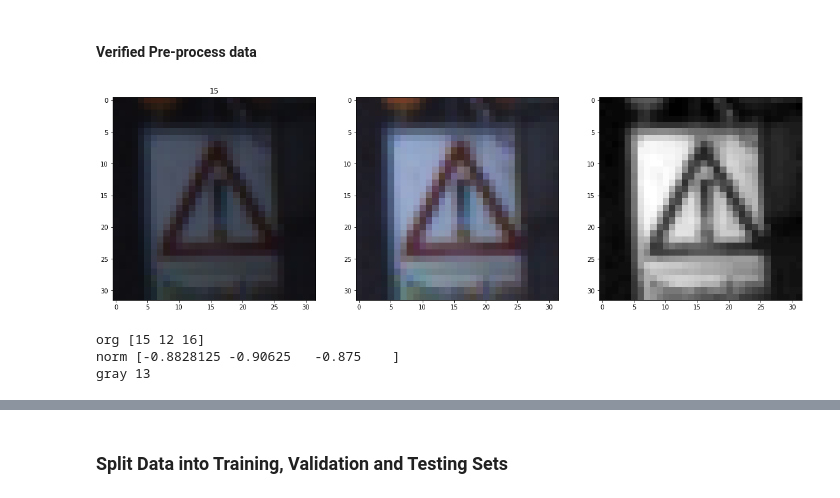
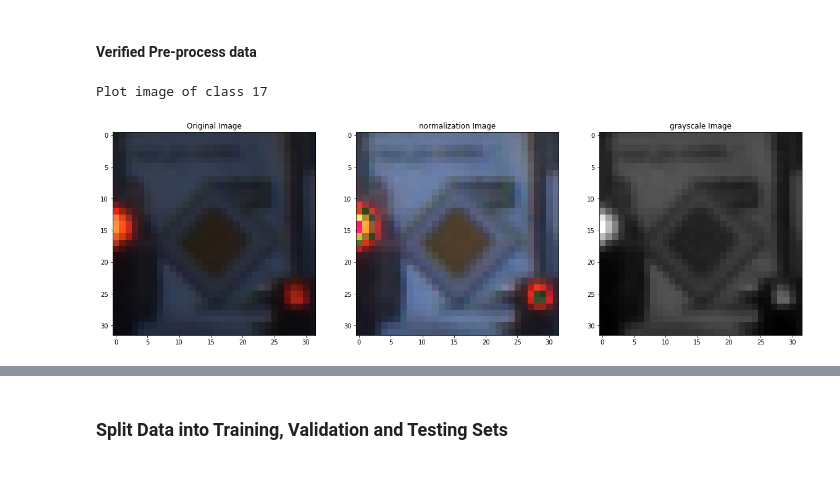
Before and after one commit to edchuchuchu/CarND-Traffic-Sign-Classifier-Project, a Jupyter notebook: Traffic_Sign_Classifier.ipynb, the cells around one changed output, grey strips where cells are left out. Cells and saved outputs as stored; diff of their text form; code cells hidden in the pictures.

```diff
--- a/Traffic_Sign_Classifier.ipynb
+++ b/Traffic_Sign_Classifier.ipynb
@@ -103,12 +115,16 @@ for i in range(1,11):
     image = X_train[index].squeeze()
     plt.imshow(image)
     plt.title(y_train[index])
-
+plt.show()
 #plotting the count of each sign
-fig, cnt = plt.subplots()
-cnt.set_title("the count of each sign")
-cnt.set_xlabel("Sign class")
-cnt.set_ylabel("count")
-cnt.hist(y_train, n_classes)
-plt.show()
+#fig = plt.figure()
+def plot_hist(y,n,title):
+    plt.title(title)
+    plt.xlabel("Sign class")
+    plt.ylabel("count")
+    plt.hist(y, n)
+    plt.show()
+plot_hist(y_train, n_classes, "the count of each sign of training dataset ")
+plot_hist(y_valid, n_classes, "the count of each sign of validation dataset ")
+plot_hist(y_test, n_classes, "the count of each sign of test dataset ")
 # %% [output]
@@ -160,23 +187,24 @@ X_test = norm_data(X_test)
 # %%
 ### Plot original data, normalized data, grayscale data
 def plot_3_Datas(data1, data2, data3, label):
     index = random.randint(0, len(X_train))
+    print ('Plot image of class', y_train[index])
     fig = plt.figure(figsize=(20,20))
     fig.add_subplot(1, 3, 1)
     plt.imshow(data1[index].squeeze())
-    plt.title(label[index])
+    plt.title('Original Image')
     fig.add_subplot(1, 3, 2)
     plt.imshow(data2[index])
+    plt.title('normalization Image')
     fig.add_subplot(1, 3, 3)
+    plt.title('grayscale Image')
     plt.imshow(data3[index], cmap='gray')
     plt.show()
-    print ('org',data1[index][0][0])
-    print ('norm',data2[index][0][0])
-    print ('gray',data3[index][0][0])
+    #print ('org',data1[index][0][0])
+    #print ('norm',data2[index][0][0])
+    #print ('gray',data3[index][0][0])
 
 plot_3_Datas(X_train_org, X_train_norm, X_train_gray, y_train)
 # %% [output]
+Plot image of class 17
-[figure, old version]
+[figure, new version]
-org [15 12 16]
-norm [-0.8828125 -0.90625   -0.875    ]
-gray 13
```
Also changed, not shown: parts of 18 cells of this notebook.
